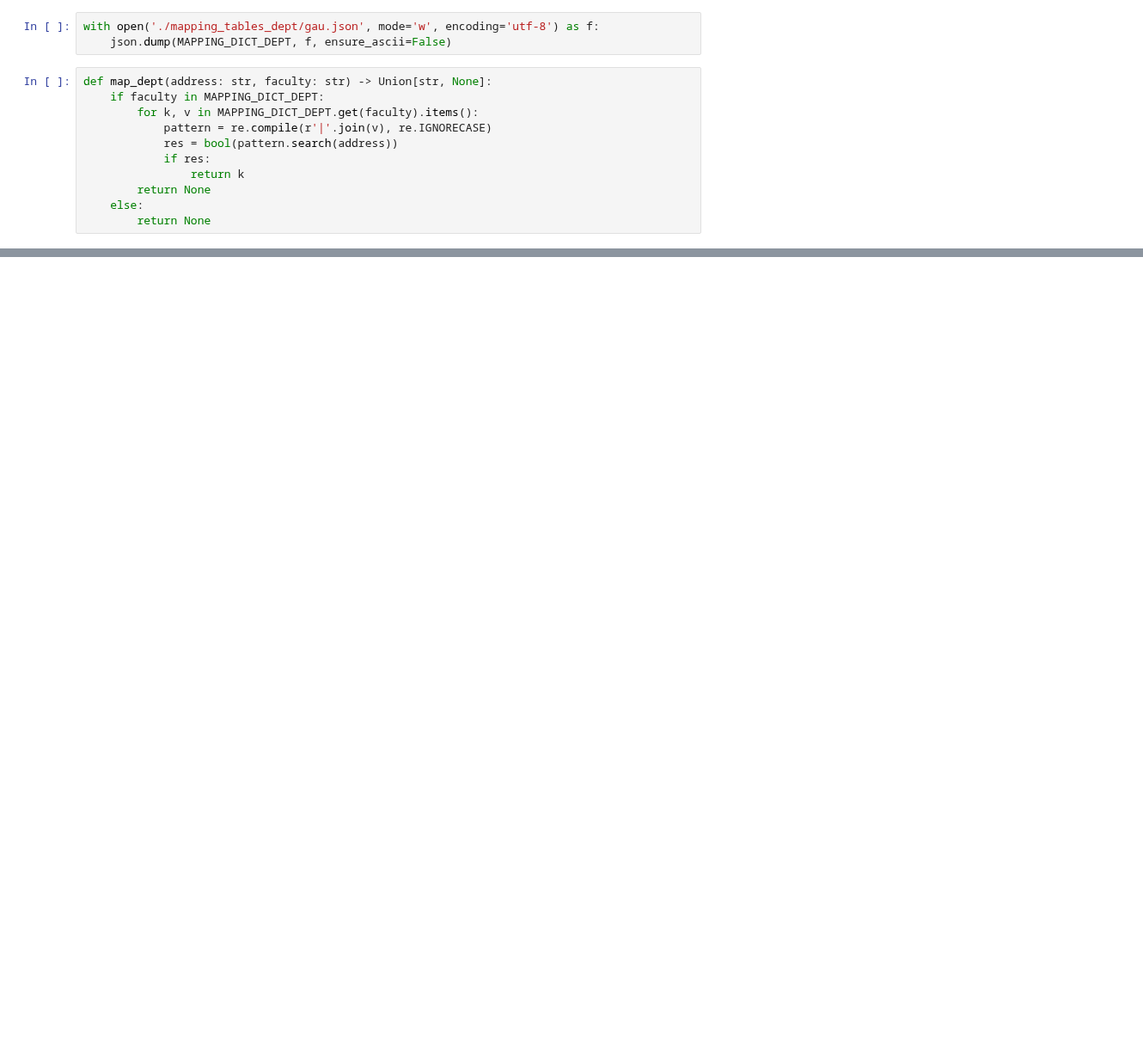
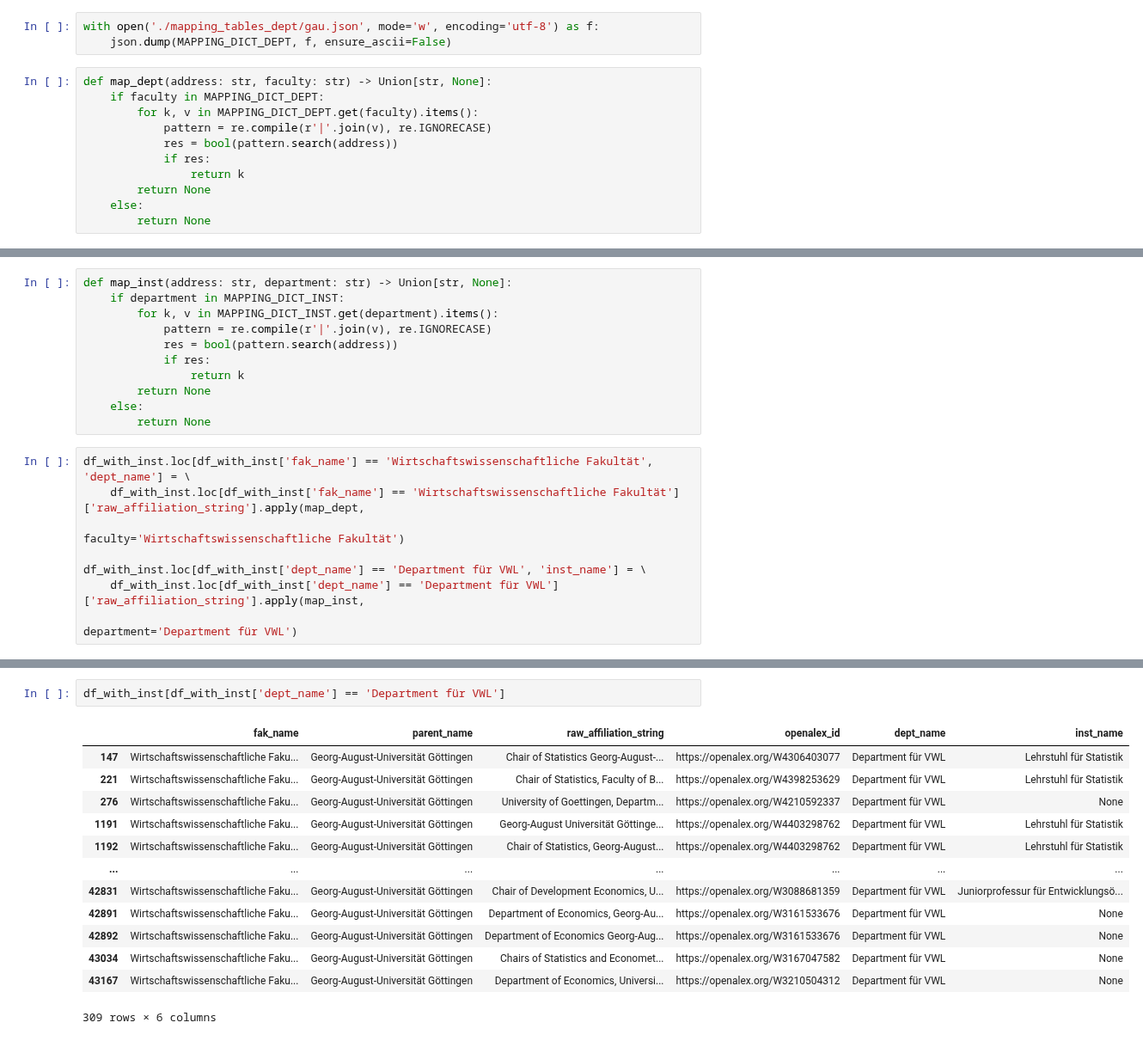
Before and after one commit to naustica/lower_saxony_institutions, a Jupyter notebook: notebooks/institution_mapping/GAU.ipynb, the cells around one changed output, grey strips where cells are left out. Shown at 86% size. Saved outputs shown, nothing was run; the diff lists cells and outputs as text; blank space fills up the shorter version.

```diff
--- a/notebooks/institution_mapping/GAU.ipynb
+++ b/notebooks/institution_mapping/GAU.ipynb
@@ -616,0 +833,19 @@ df_with_inst[df_with_inst['fak_name'] == 'Universitätsmedizin Göttingen (UMG)'
+# %%
+def map_inst(address: str, department: str) -> Union[str, None]:
+    if department in MAPPING_DICT_INST:
+        for k, v in MAPPING_DICT_INST.get(department).items():
+            pattern = re.compile(r'|'.join(v), re.IGNORECASE)
+            res = bool(pattern.search(address))
+            if res:
+                return k
+        return None
+    else:
+        return None
+# %%
+df_with_inst.loc[df_with_inst['fak_name'] == 'Wirtschaftswissenschaftliche Fakultät', 'dept_name'] = \
+    df_with_inst.loc[df_with_inst['fak_name'] == 'Wirtschaftswissenschaftliche Fakultät']['raw_affiliation_string'].apply(map_dept,
+                                                                                                    faculty='Wirtschaftswissenschaftliche Fakultät')
+
+df_with_inst.loc[df_with_inst['dept_name'] == 'Department für VWL', 'inst_name'] = \
+    df_with_inst.loc[df_with_inst['dept_name'] == 'Department für VWL']['raw_affiliation_string'].apply(map_inst,
+                                                                                                    department='Department für VWL')
@@ -616,0 +883,16 @@ df_with_inst[df_with_inst['fak_name'] == 'Universitätsmedizin Göttingen (UMG)'
+# %%
+df_with_inst[df_with_inst['dept_name'] == 'Department für VWL']
+# %% [output]
+|  | fak_name | parent_name | raw_affiliation_string | openalex_id | dept_name | inst_name |
+| 147 | Wirtschaftswissenschaftliche Faku... | Georg-August-Universität Göttingen | Chair of Statistics Georg‐August‐... | https://openalex.org/W4306403077 | Department für VWL | Lehrstuhl für Statistik |
+| 221 | Wirtschaftswissenschaftliche Faku... | Georg-August-Universität Göttingen | Chair of Statistics, Faculty of B... | https://openalex.org/W4398253629 | Department für VWL | Lehrstuhl für Statistik |
+| 276 | Wirtschaftswissenschaftliche Faku... | Georg-August-Universität Göttingen | University of Goettingen, Departm... | https://openalex.org/W4210592337 | Department für VWL | None |
+| 1191 | Wirtschaftswissenschaftliche Faku... | Georg-August-Universität Göttingen | Georg-August Universität Göttinge... | https://openalex.org/W4403298762 | Department für VWL | Lehrstuhl für Statistik |
+| 1192 | Wirtschaftswissenschaftliche Faku... | Georg-August-Universität Göttingen | Chair of Statistics, Georg-August... | https://openalex.org/W4403298762 | Department für VWL | Lehrstuhl für Statistik |
+| ... | ... | ... | ... | ... | ... | ... |
+| 42831 | Wirtschaftswissenschaftliche Faku... | Georg-August-Universität Göttingen | Chair of Development Economics, U... | https://openalex.org/W3088681359 | Department für VWL | Juniorprofessur für Entwicklungsö... |
+| 42891 | Wirtschaftswissenschaftliche Faku... | Georg-August-Universität Göttingen | Department of Economics, Georg-Au... | https://openalex.org/W3161533676 | Department für VWL | None |
+| 42892 | Wirtschaftswissenschaftliche Faku... | Georg-August-Universität Göttingen | Department of Economics Georg‐Aug... | https://openalex.org/W3161533676 | Department für VWL | None |
+| 43034 | Wirtschaftswissenschaftliche Faku... | Georg-August-Universität Göttingen | Chairs of Statistics and Economet... | https://openalex.org/W3167047582 | Department für VWL | None |
+| 43167 | Wirtschaftswissenschaftliche Faku... | Georg-August-Universität Göttingen | Department of Economics, Universi... | https://openalex.org/W3210504312 | Department für VWL | None |
+309 rows × 6 columns
```
Also changed, not shown: parts of 17 cells of this notebook, 44 other files.
